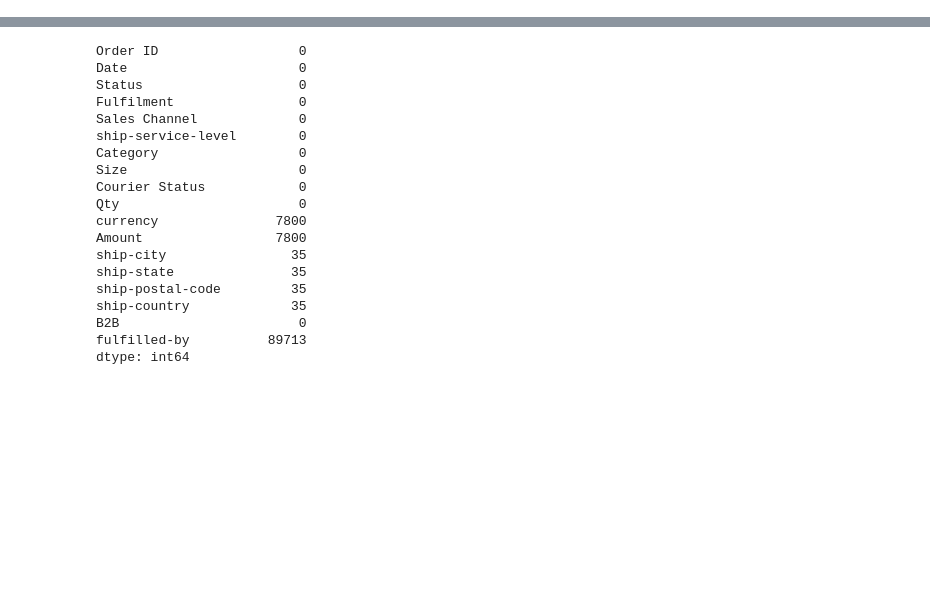
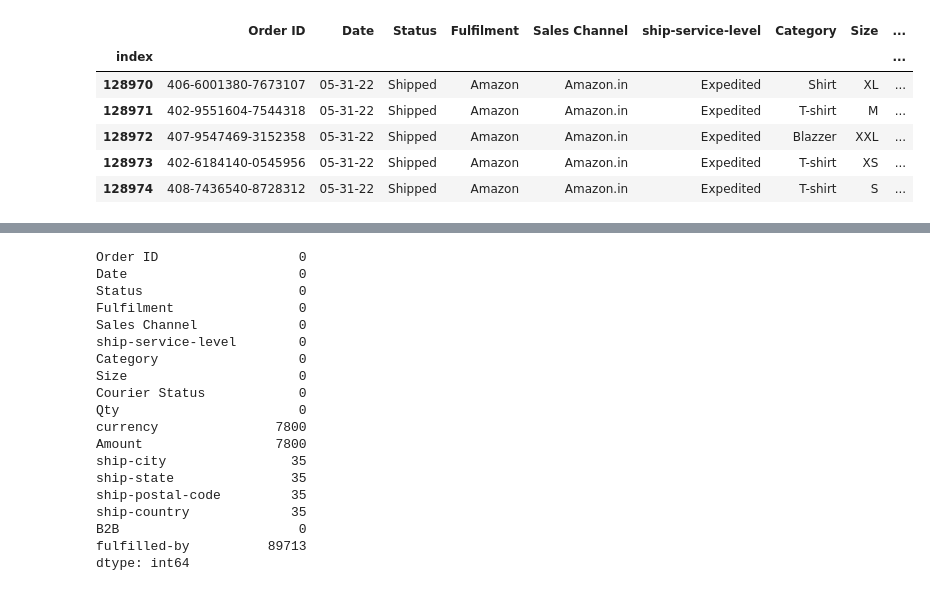
Before and after one commit to kisiselmahirprojeleri/Amazon_sales_dataset_project, a Jupyter notebook: amazon_sales.ipynb, the cells around one changed output, grey strips where cells are left out. Saved outputs shown, nothing was run; the diff lists cells and outputs as text; code cells hidden in the pictures; blank space fills up the shorter version.

```diff
--- a/amazon_sales.ipynb
+++ b/amazon_sales.ipynb
@@ -11,0 +21,10 @@ df = pd.read_csv('/workspaces/Amazon_sales_dataset_project/Amazon Sale Report (1
+# %%
+df.tail()
+# %% [output]
+|  | Order ID | Date | Status | Fulfilment | Sales Channel | ship-service-level | Category | Size | ... |
+| index |  |  |  |  |  |  |  |  | ... |
+| 128970 | 406-6001380-7673107 | 05-31-22 | Shipped | Amazon | Amazon.in | Expedited | Shirt | XL | ... |
+| 128971 | 402-9551604-7544318 | 05-31-22 | Shipped | Amazon | Amazon.in | Expedited | T-shirt | M | ... |
+| 128972 | 407-9547469-3152358 | 05-31-22 | Shipped | Amazon | Amazon.in | Expedited | Blazzer | XXL | ... |
+| 128973 | 402-6184140-0545956 | 05-31-22 | Shipped | Amazon | Amazon.in | Expedited | T-shirt | XS | ... |
+| 128974 | 408-7436540-8728312 | 05-31-22 | Shipped | Amazon | Amazon.in | Expedited | T-shirt | S | ... |
```
Also changed, not shown: parts of 52 cells of this notebook.
